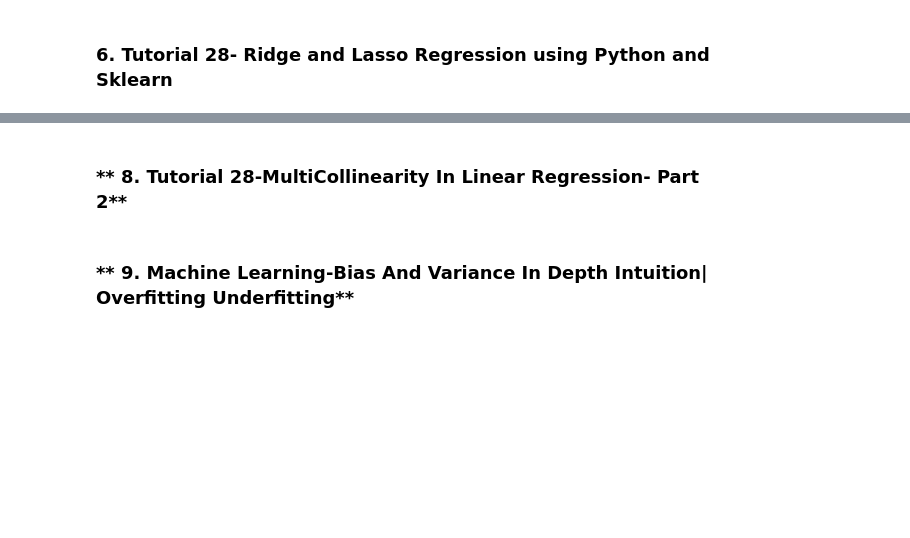
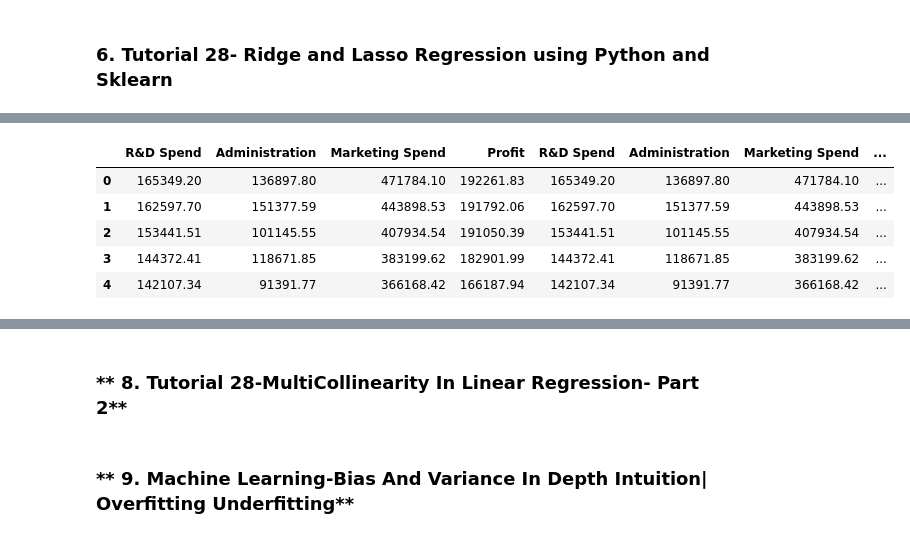
Before and after one commit to s-m-nahid-hasan-ruet-ece/Machine-Learning, a Jupyter notebook: Codes/Day_12.ipynb, the cells around one changed output, grey strips where cells are left out. Cells and saved outputs as stored; diff of their text form; code cells hidden in the pictures; blank space fills up the shorter version.

```diff
--- a/Codes/Day_12.ipynb
+++ b/Codes/Day_12.ipynb
@@ -68,0 +329,8 @@ https://medium.com/swlh/an-intuitive-approach-to-linear-regression-b127da628e45
+# %%
+# Multiple Linear Regression
+
+import pandas as pd
+
+df = pd.read_csv('../Datasets/50_Startups.csv')
+
+df.head()
@@ -68,0 +344,7 @@ https://medium.com/swlh/an-intuitive-approach-to-linear-regression-b127da628e45
+# %%
+#separate the other attributes from the predicting attribute
+x = df.drop('Profit',axis=1)
+#separte the predicting attribute into Y for model training
+y = ['profit']
+
+x.head()
@@ -68,0 +358,16 @@ https://medium.com/swlh/an-intuitive-approach-to-linear-regression-b127da628e45
+# %%
+# handle categorical variable
+states=pd.get_dummies(x,drop_first=True)
+# dropping extra column
+x= df.drop('State',axis=1)
+# concatation of independent variables and new cateorical variable.
+x=pd.concat([x,states],axis=1)
+
+x.head()
+# %% [output]
+|  | R&D Spend | Administration | Marketing Spend | Profit | R&D Spend | Administration | Marketing Spend | ... |
+| 0 | 165349.20 | 136897.80 | 471784.10 | 192261.83 | 165349.20 | 136897.80 | 471784.10 | ... |
+| 1 | 162597.70 | 151377.59 | 443898.53 | 191792.06 | 162597.70 | 151377.59 | 443898.53 | ... |
+| 2 | 153441.51 | 101145.55 | 407934.54 | 191050.39 | 153441.51 | 101145.55 | 407934.54 | ... |
+| 3 | 144372.41 | 118671.85 | 383199.62 | 182901.99 | 144372.41 | 118671.85 | 383199.62 | ... |
+| 4 | 142107.34 | 91391.77 | 366168.42 | 166187.94 | 142107.34 | 91391.77 | 366168.42 | ... |
```
Also changed, not shown: parts of 34 cells of this notebook, 16 other files.
